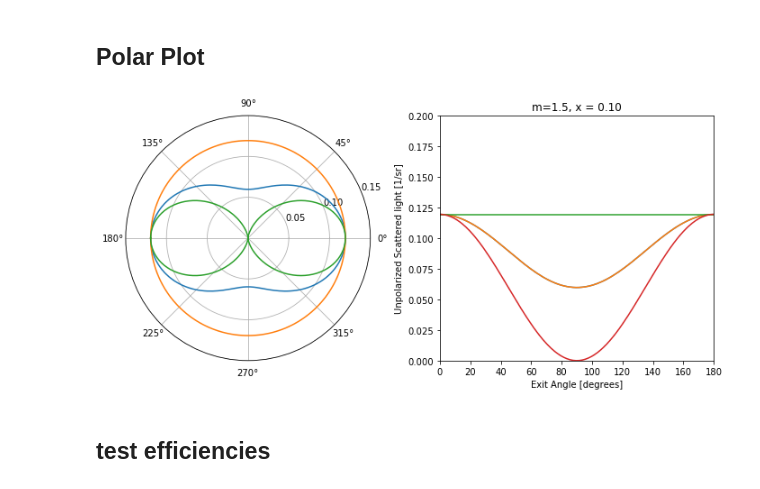
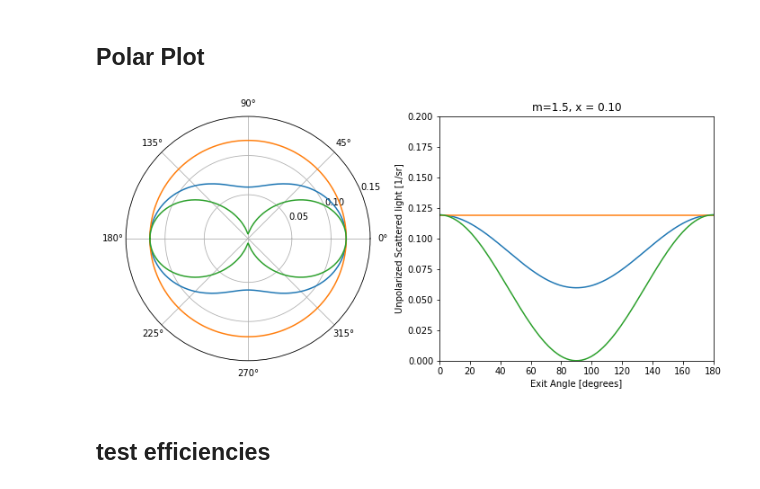
Before and after one commit to scottprahl/miepython, a Jupyter notebook: doc/04_rayleigh.ipynb, the cells around one changed output. Drawn from its saved outputs; the diff is of its cells as text; code cells hidden in the pictures.

```diff
--- a/doc/04_rayleigh.ipynb
+++ b/doc/04_rayleigh.ipynb
@@ -44,7 +47,7 @@ def rayleigh_S1_S2(m,x,mu):
 
 
 def rayleigh_unpolarized(m,x,mu):
-    s1, s2 = rayleigh_s1_s2(m,x,mu)
+    s1, s2 = rayleigh_S1_S2(m,x,mu)
     return (abs(s1)**2+abs(s2)**2)/2
 # %% [markdown]
 # Background
@@ -109,35 +112,35 @@ m = 1.5
 x = 0.1
 theta = np.linspace(-180,180,180)
 mu = np.cos(theta/180*np.pi)
 unp = rayleigh_unpolarized(m,x,mu)
 s1,s2 = rayleigh_S1_S2(m,x,mu)
 par = abs(s1)**2
 per = abs(s2)**2
 
 fig,ax = plt.subplots(1,2,figsize=(12,5))
 ax=plt.subplot(121, projection='polar')
 ax.plot(theta/180*np.pi,unp)
 ax.plot(theta/180*np.pi,par)
 ax.plot(theta/180*np.pi,per)
 
 ax.set_rticks([0.05, 0.1,0.15])
 
 plt.subplot(122)
-plt.plot(theta,scat)
+#plt.plot(theta,scat)
 plt.plot(theta,unp)
 plt.plot(theta,par)
 plt.plot(theta,per)
 
 plt.xlabel('Exit Angle [degrees]')
 plt.ylabel('Unpolarized Scattered light [1/sr]')
 plt.title("m=1.5, x = %.2f"%x)
 
 plt.ylim(0.00,0.2)
 plt.xlim(0,180)
 
 plt.show()
 # %% [output]
-[figure, old version]
+[figure, new version]
 # %% [markdown]
 ## test efficiencies
 # %%
```
Also changed, not shown: parts of 4 cells of this notebook.
